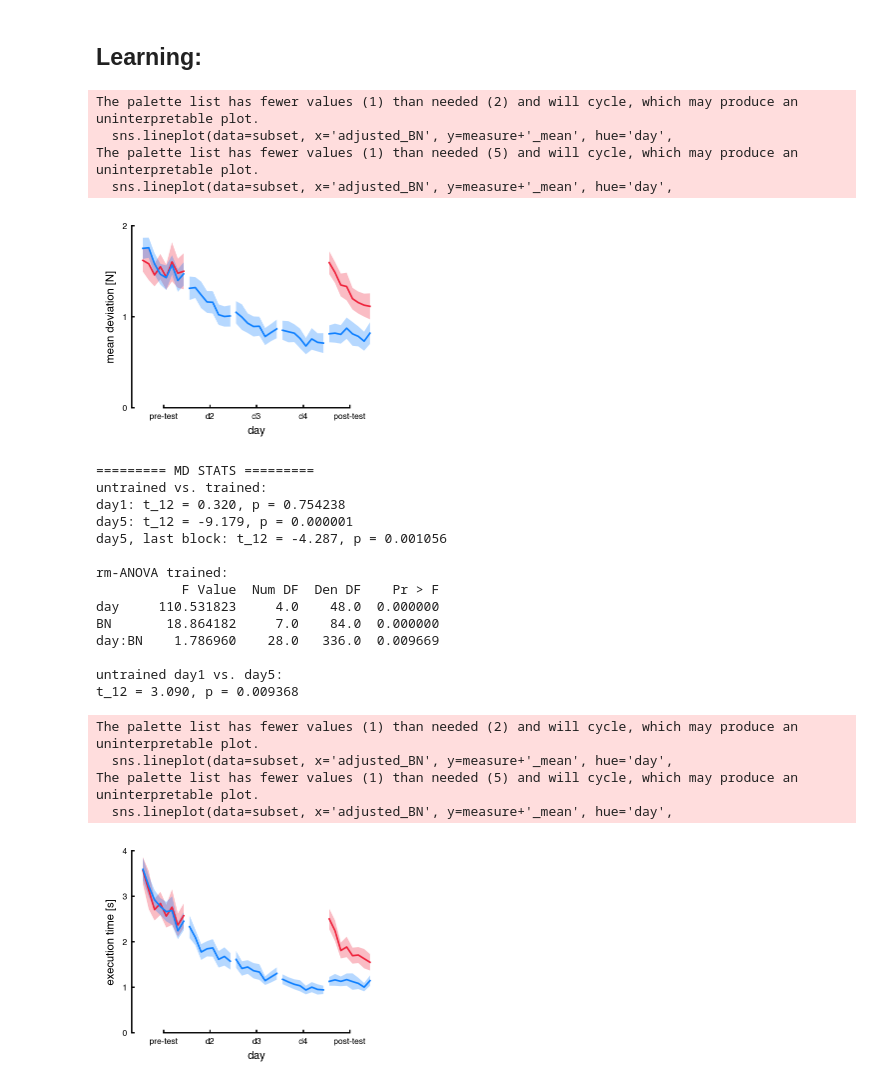
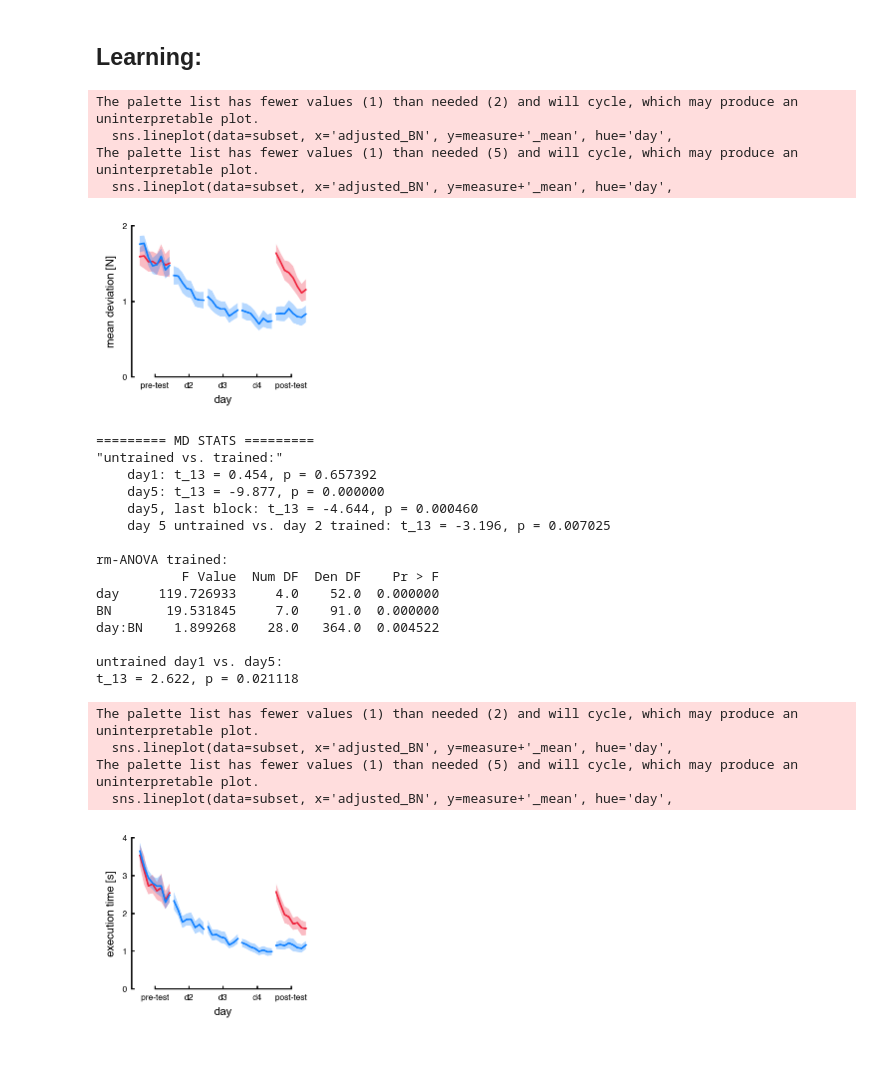
Before and after one commit to alighavam/EFC2, a Jupyter notebook: efc2_notebook.ipynb, the cells around one changed output. Saved outputs shown, nothing was run; the diff lists cells and outputs as text; code cells hidden in the pictures; blank space fills up the shorter version.

```diff
--- a/efc2_notebook.ipynb
+++ b/efc2_notebook.ipynb
@@ -71,39 +83,40 @@ sn: 113, day: 5, BN: 8, TN: 50
 # %%
 import pandas as pd
 from utils.config import *
 import importlib
 import efc2_paper as paper
 importlib.reload(paper)
 import matplotlib.pyplot as plt
 import numpy as np
 import seaborn as sns
 %config InlineBackend.figure_format = 'retina'
 
-paper.learning_figure(measure='MD', fig_size=[8.2, 6], show_plot=True)
-paper.learning_figure(measure='ET', fig_size=[8.2, 6], show_plot=True)
+paper.learning_figure(measure='MD', fig_size=[6, 5], show_plot=True)
+paper.learning_figure(measure='ET', fig_size=[6, 5], show_plot=True)
 # %% [output]
 The palette list has fewer values (1) than needed (2) and will cycle, which may produce an uninterpretable plot.
   sns.lineplot(data=subset, x='adjusted_BN', y=measure+'_mean', hue='day',
 The palette list has fewer values (1) than needed (5) and will cycle, which may produce an uninterpretable plot.
   sns.lineplot(data=subset, x='adjusted_BN', y=measure+'_mean', hue='day',
-[figure, old version]
+[figure, new version]
 ========= MD STATS =========
-untrained vs. trained:
-day1: t_12 = 0.320, p = 0.754238
-day5: t_12 = -9.179, p = 0.000001
-day5, last block: t_12 = -4.287, p = 0.001056
+"untrained vs. trained:"
+    day1: t_13 = 0.454, p = 0.657392
+    day5: t_13 = -9.877, p = 0.000000
+    day5, last block: t_13 = -4.644, p = 0.000460
+    day 5 untrained vs. day 2 trained: t_13 = -3.196, p = 0.007025
 
 rm-ANOVA trained:
            F Value  Num DF  Den DF    Pr > F
-day     110.531823     4.0    48.0  0.000000
-BN       18.864182     7.0    84.0  0.000000
-day:BN    1.786960    28.0   336.0  0.009669
+day     119.726933     4.0    52.0  0.000000
+BN       19.531845     7.0    91.0  0.000000
+day:BN    1.899268    28.0   364.0  0.004522
 
 untrained day1 vs. day5:
-t_12 = 3.090, p = 0.009368
+t_13 = 2.622, p = 0.021118
 The palette list has fewer values (1) than needed (2) and will cycle, which may produce an uninterpretable plot.
   sns.lineplot(data=subset, x='adjusted_BN', y=measure+'_mean', hue='day',
 The palette list has fewer values (1) than needed (5) and will cycle, which may produce an uninterpretable plot.
   sns.lineplot(data=subset, x='adjusted_BN', y=measure+'_mean', hue='day',
-[figure, old version]
+[figure, new version]
 ========= ET STATS =========
```
Also changed, not shown: parts of 8 cells of this notebook, 1 other file.
